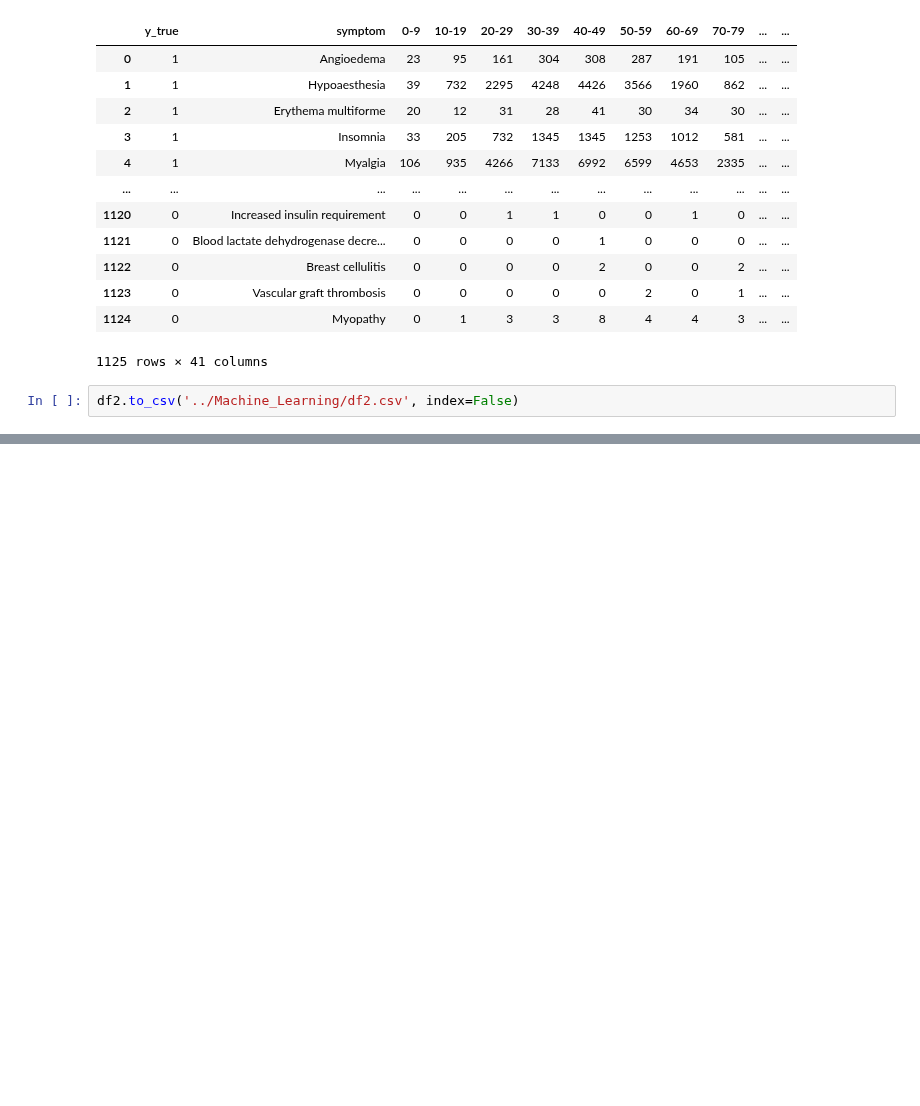
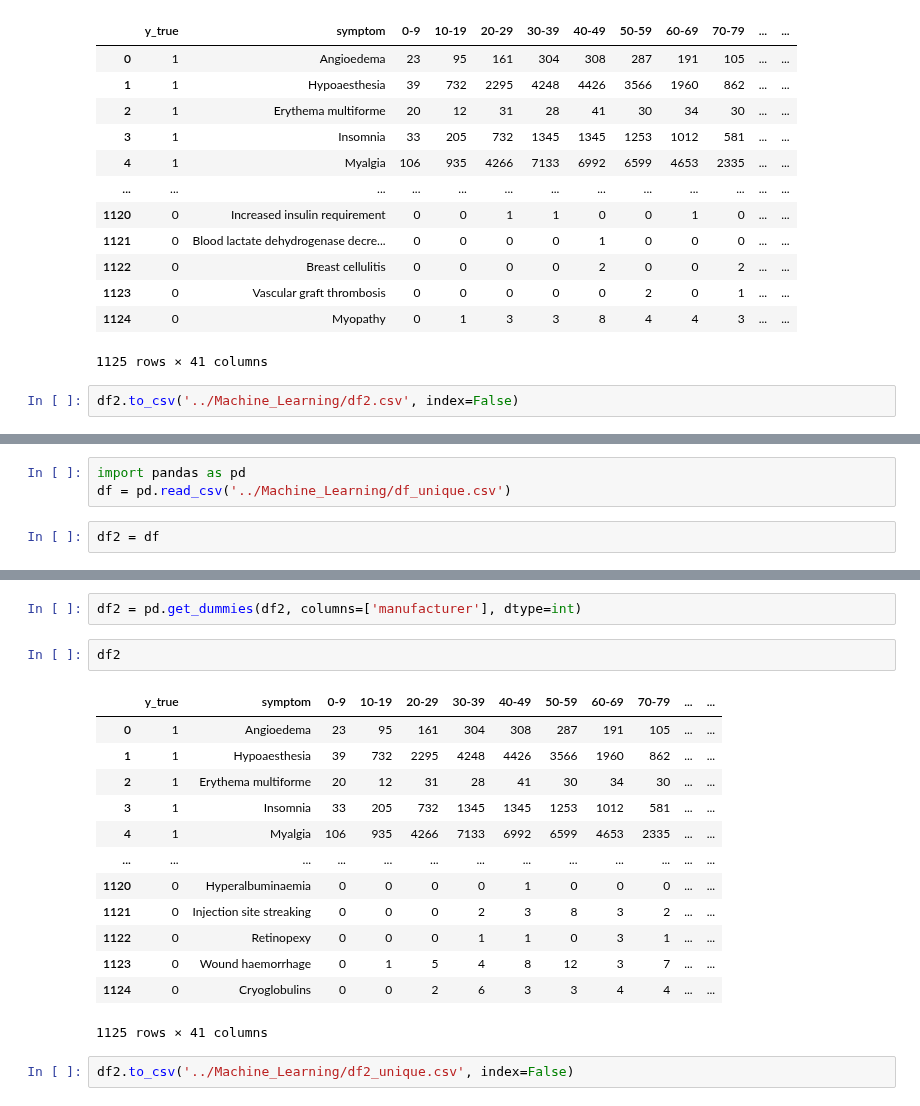
Before and after one commit to ZaNioxX/Masterarbeit, a Jupyter notebook: Machine_Learning/Dataset_generation.ipynb, the cells around one changed output, grey strips where cells are left out. Drawn from its saved outputs; the diff is of its cells as text; blank space fills up the shorter version.

```diff
--- a/Machine_Learning/Dataset_generation.ipynb
+++ b/Machine_Learning/Dataset_generation.ipynb
@@ -174,0 +331,5 @@ df2.to_csv('../Machine_Learning/df2.csv', index=False)
+# %%
+import pandas as pd
+df = pd.read_csv('../Machine_Learning/df_unique.csv')
+# %%
+df2 = df
@@ -174,0 +346,20 @@ df2.to_csv('../Machine_Learning/df2.csv', index=False)
+# %%
+df2 = pd.get_dummies(df2, columns=['manufacturer'], dtype=int)
+# %%
+df2
+# %% [output]
+|  | y_true | symptom | 0-9 | 10-19 | 20-29 | 30-39 | 40-49 | 50-59 | 60-69 | 70-79 | ... | ... |
+| 0 | 1 | Angioedema | 23 | 95 | 161 | 304 | 308 | 287 | 191 | 105 | ... | ... |
+| 1 | 1 | Hypoaesthesia | 39 | 732 | 2295 | 4248 | 4426 | 3566 | 1960 | 862 | ... | ... |
+| 2 | 1 | Erythema multiforme | 20 | 12 | 31 | 28 | 41 | 30 | 34 | 30 | ... | ... |
+| 3 | 1 | Insomnia | 33 | 205 | 732 | 1345 | 1345 | 1253 | 1012 | 581 | ... | ... |
+| 4 | 1 | Myalgia | 106 | 935 | 4266 | 7133 | 6992 | 6599 | 4653 | 2335 | ... | ... |
+| ... | ... | ... | ... | ... | ... | ... | ... | ... | ... | ... | ... | ... |
+| 1120 | 0 | Hyperalbuminaemia | 0 | 0 | 0 | 0 | 1 | 0 | 0 | 0 | ... | ... |
+| 1121 | 0 | Injection site streaking | 0 | 0 | 0 | 2 | 3 | 8 | 3 | 2 | ... | ... |
+| 1122 | 0 | Retinopexy | 0 | 0 | 0 | 1 | 1 | 0 | 3 | 1 | ... | ... |
+| 1123 | 0 | Wound haemorrhage | 0 | 1 | 5 | 4 | 8 | 12 | 3 | 7 | ... | ... |
+| 1124 | 0 | Cryoglobulins | 0 | 0 | 2 | 6 | 3 | 3 | 4 | 4 | ... | ... |
+1125 rows × 41 columns
+# %%
+df2.to_csv('../Machine_Learning/df2_unique.csv', index=False)
```
Also changed, not shown: parts of 8 cells of this notebook, 18 other files.
